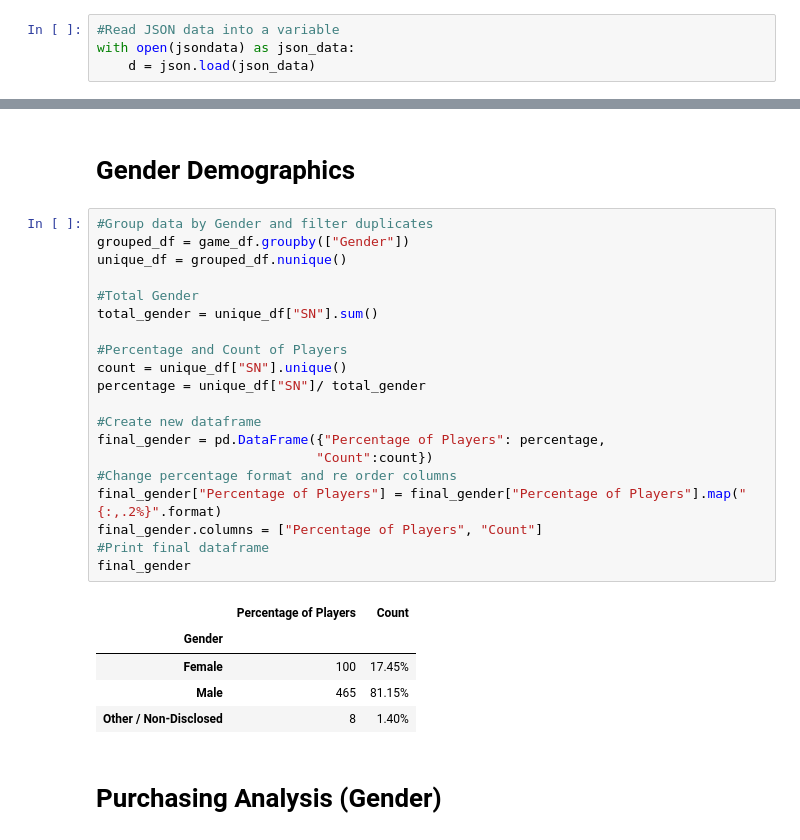
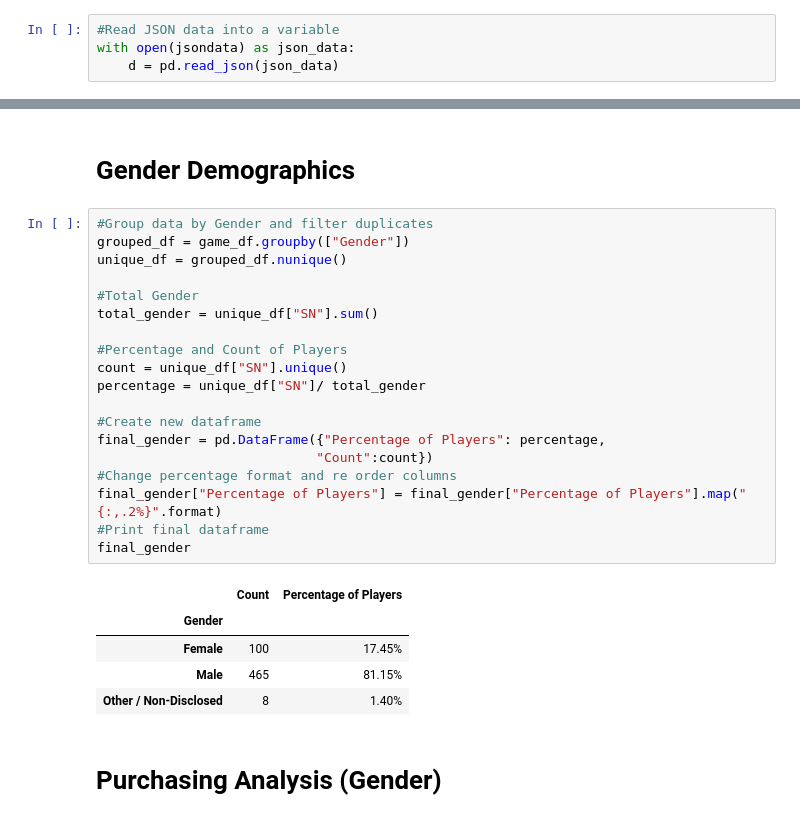
Before and after one commit to emilynassi/heroes-of-pymoli, a Jupyter notebook: heroes-of-pymoli.ipynb, the cells around one changed output, grey strips where cells are left out. Saved outputs shown, nothing was run; the diff lists cells and outputs as text.

```diff
--- a/heroes-of-pymoli.ipynb
+++ b/heroes-of-pymoli.ipynb
@@ -10,7 +10,7 @@ jsondata = os.path.join("Resources","purchase_data.json")
 # %%
 #Read JSON data into a variable
 with open(jsondata) as json_data:
-    d = json.load(json_data)
+    d = pd.read_json(json_data)
 # %%
 #turn data into dataframe
 game_df = pd.DataFrame(d, columns=['SN', 'Age', 'Gender', 'Item ID', 'Item Name', 'Price'])
@@ -72,25 +72,24 @@ purchasing_analysis
 # %%
 #Group data by Gender and filter duplicates
 grouped_df = game_df.groupby(["Gender"])
 unique_df = grouped_df.nunique()
 
 #Total Gender
 total_gender = unique_df["SN"].sum()
 
 #Percentage and Count of Players
 count = unique_df["SN"].unique()
 percentage = unique_df["SN"]/ total_gender
 
 #Create new dataframe
 final_gender = pd.DataFrame({"Percentage of Players": percentage,
                             "Count":count})
 #Change percentage format and re order columns
 final_gender["Percentage of Players"] = final_gender["Percentage of Players"].map("{:,.2%}".format)
-final_gender.columns = ["Percentage of Players", "Count"]
 #Print final dataframe
 final_gender
 # %% [output]
-|  | Percentage of Players | Count |
+|  | Count | Percentage of Players |
 | Gender |  |  |
 | Female | 100 | 17.45% |
 | Male | 465 | 81.15% |
```
